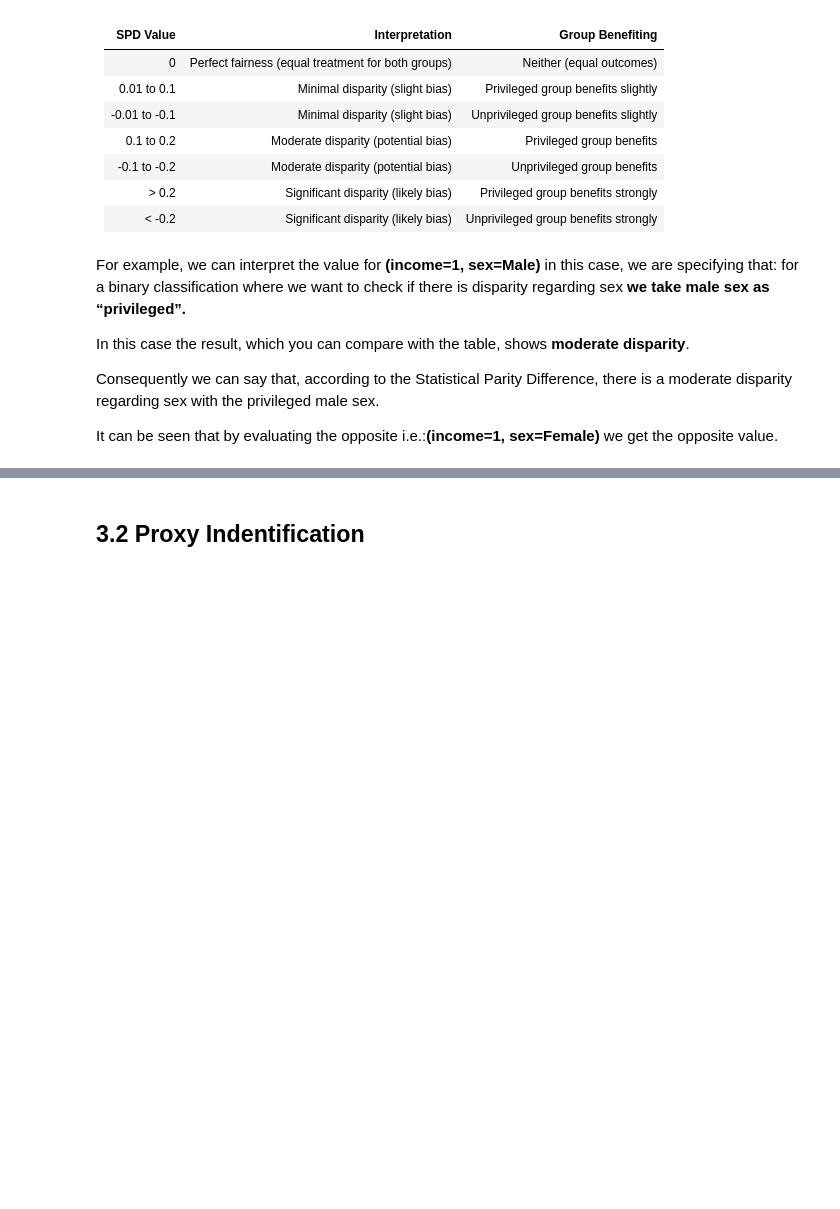
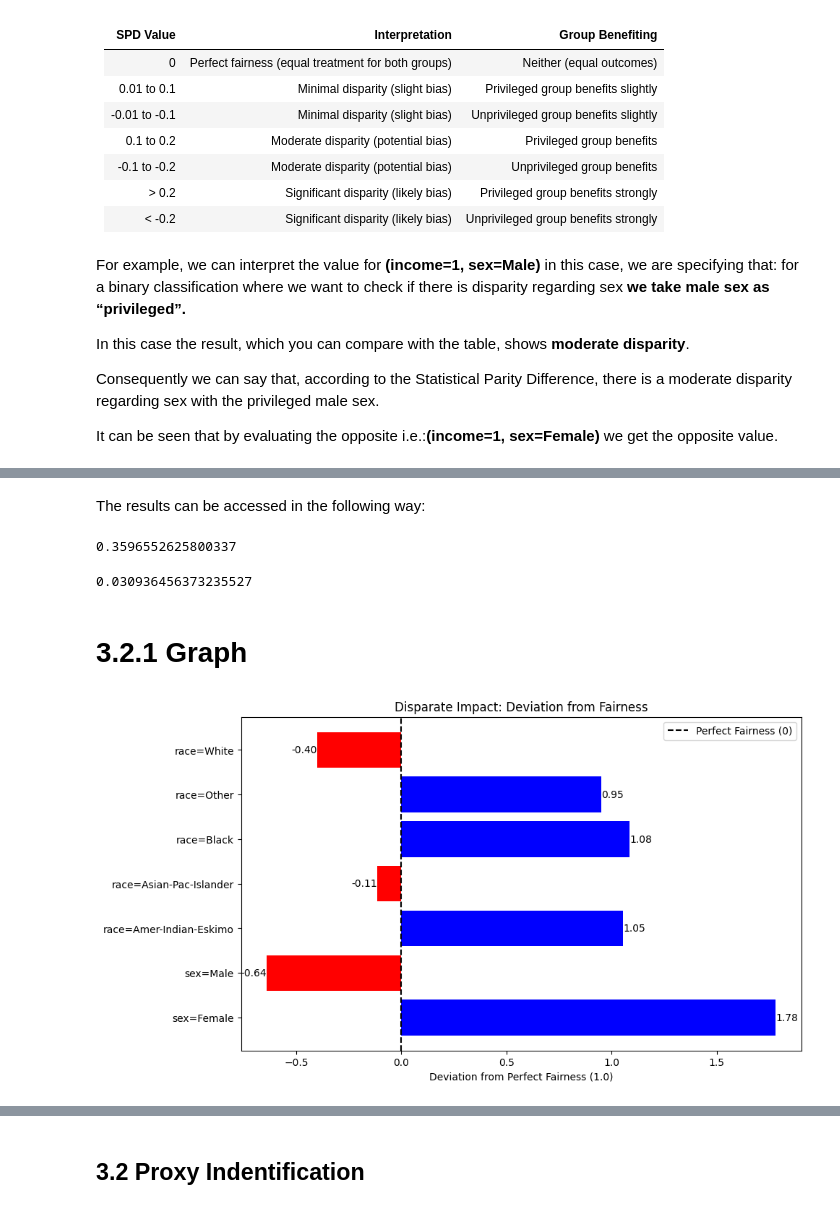
Before and after one commit to pikalab-unibo-students/master-thesis-dizio-ay2324, a Jupyter notebook: examples/demo_core_lib.ipynb, the cells around one changed output, grey strips where cells are left out. Drawn from its saved outputs; the diff is of its cells as text; code cells hidden in the pictures; blank space fills up the shorter version.

```diff
--- a/examples/demo_core_lib.ipynb
+++ b/examples/demo_core_lib.ipynb
@@ -78,5 +68,6 @@ We have different cases according to the sensitive feature in consideration:
 # %%
 privileged = {
+    "sex": lambda x: x == ""
     "income": lambda x: x == ">50K",
 }
 # %%
@@ -119,0 +80,3 @@ adult.statistical_parity_difference()
+# %%
+di = adult.disparate_impact()
+di
@@ -139,0 +147,12 @@ It can be seen that by evaluating the opposite i.e.:**(income=1, sex=Female)** w
+# %% [markdown]
+The results can be accessed in the following way:
+# %%
+di[{'income': 1, 'sex': 'Male'}]
+# %% [output]
+0.3596552625800337
+# %%
+spd[{'income': 1, 'race': 'Asian-Pac-Islander'}]
+# %% [output]
+0.030936456373235527
+# %% [markdown]
+# 3.2.1 Graph
@@ -139,0 +162,22 @@ It can be seen that by evaluating the opposite i.e.:**(income=1, sex=Female)** w
+# %%
+groups = [f"{item2}" for item1, item2 in list(di[{'income': 1}].keys())]
+values = list(di[{'income': 1}].values())
+
+deviation_from_fairness = np.array(values) - 1
+
+plt.figure(figsize=(10, 6))
+bars = plt.barh(groups, deviation_from_fairness, color=np.where(deviation_from_fairness > 0, 'blue', 'red'))
+
+plt.axvline(x=0, color='black', linestyle='--', label='Perfect Fairness (0)')
+
+plt.xlabel('Deviation from Perfect Fairness (1.0)')
+plt.title('Disparate Impact: Deviation from Fairness')
+plt.legend()
+
+for bar in bars:
+    width = bar.get_width()
+    plt.text(width, bar.get_y() + bar.get_height()/2, f'{width:.2f}', ha='left' if width > 0 else 'right', va='center')
+
+plt.show()
+# %% [output]
+[figure, added]
```
Also changed, not shown: parts of 13 cells of this notebook.
